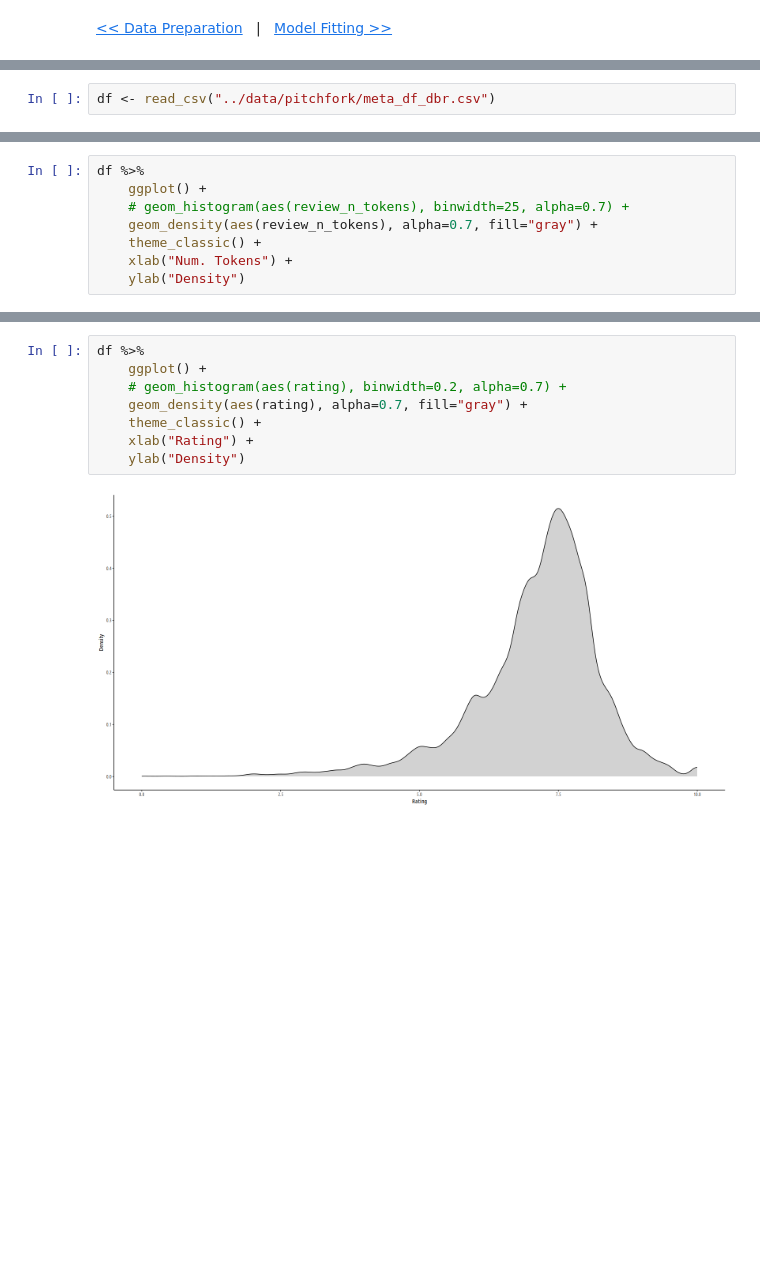
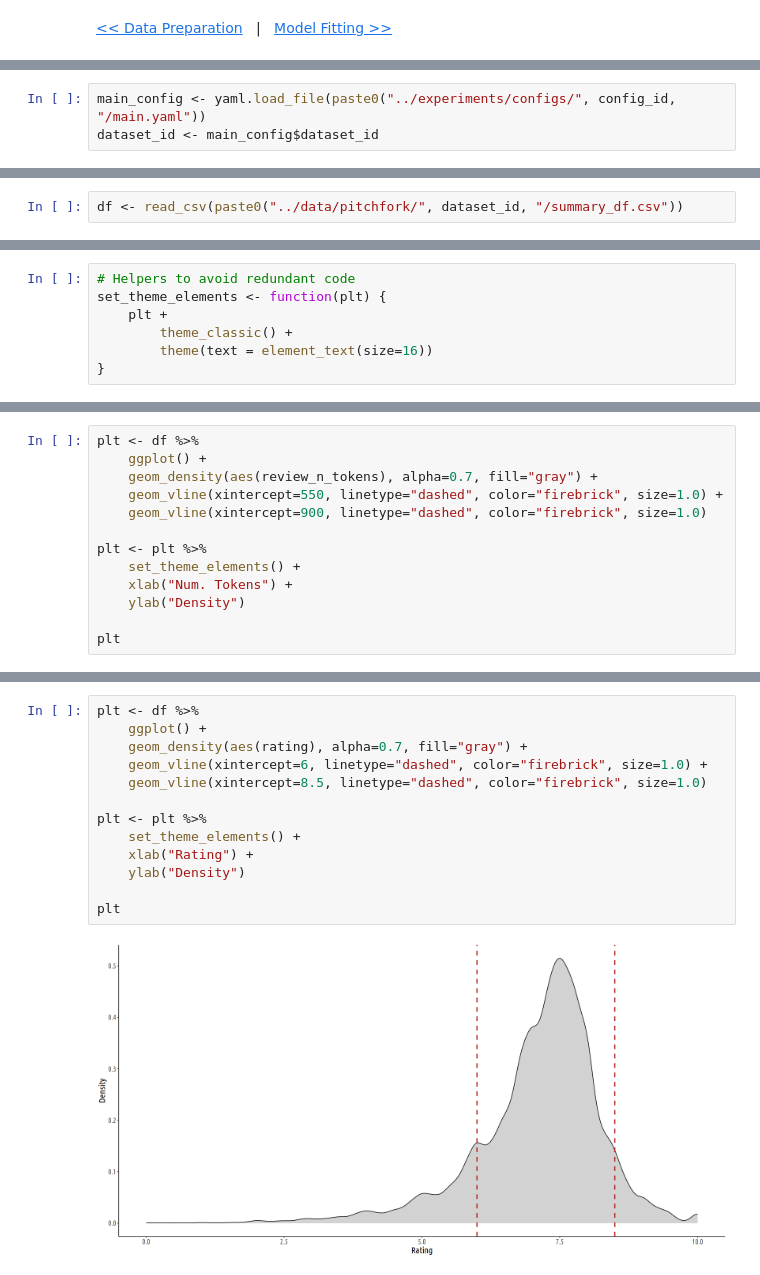
Before and after one commit to cjc77/nlp-projects, a Jupyter notebook: notebooks_pitchfork_ratings/02_data_explore.ipynb, the cells around one changed output, grey strips where cells are left out. Cells and saved outputs as stored; diff of their text form; blank space fills up the shorter version.

```diff
--- a/notebooks_pitchfork_ratings/02_data_explore.ipynb
+++ b/notebooks_pitchfork_ratings/02_data_explore.ipynb
@@ -15,0 +18,3 @@ library(tidyverse)
+# %%
+main_config <- yaml.load_file(paste0("../experiments/configs/", config_id, "/main.yaml"))
+dataset_id <- main_config$dataset_id
@@ -16,4 +25,4 @@ library(tidyverse)
 # %%
-df <- read_csv("../data/pitchfork/meta_df_dbr.csv")
+df <- read_csv(paste0("../data/pitchfork/", dataset_id, "/summary_df.csv"))
 # %% [output]
 Rows: 22063 Columns: 8
@@ -40 +56,8 @@ A tibble: 6 × 8
 options(repr.plot.width = 16, repr.plot.height = 8, repr.plot.res = 100)
+# %%
+# Helpers to avoid redundant code
+set_theme_elements <- function(plt) {
+    plt +
+        theme_classic() +
+        theme(text = element_text(size=16))
+}
@@ -41,9 +105,14 @@ options(repr.plot.width = 16, repr.plot.height = 8, repr.plot.res = 100)
 # %%
-df %>%
+plt <- df %>%
     ggplot() +
-    # geom_histogram(aes(review_n_tokens), binwidth=25, alpha=0.7) +
     geom_density(aes(review_n_tokens), alpha=0.7, fill="gray") +
-    theme_classic() +
+    geom_vline(xintercept=550, linetype="dashed", color="firebrick", size=1.0) +
+    geom_vline(xintercept=900, linetype="dashed", color="firebrick", size=1.0)
+
+plt <- plt %>%
+    set_theme_elements() +
     xlab("Num. Tokens") +
     ylab("Density")
+
+plt
 # %% [output]
@@ -51,10 +140,15 @@ df %>%
 # %%
-df %>%
+plt <- df %>%
     ggplot() +
-    # geom_histogram(aes(rating), binwidth=0.2, alpha=0.7) +
     geom_density(aes(rating), alpha=0.7, fill="gray") +
-    theme_classic() +
+    geom_vline(xintercept=6, linetype="dashed", color="firebrick", size=1.0) +
+    geom_vline(xintercept=8.5, linetype="dashed", color="firebrick", size=1.0)
+
+plt <- plt %>%
+    set_theme_elements() +
     xlab("Rating") +
     ylab("Density")
+
+plt
 # %% [output]
-[figure, old version]
+[figure, new version]
```
Also changed, not shown: parts of 56 cells of this notebook, 3 other files.
